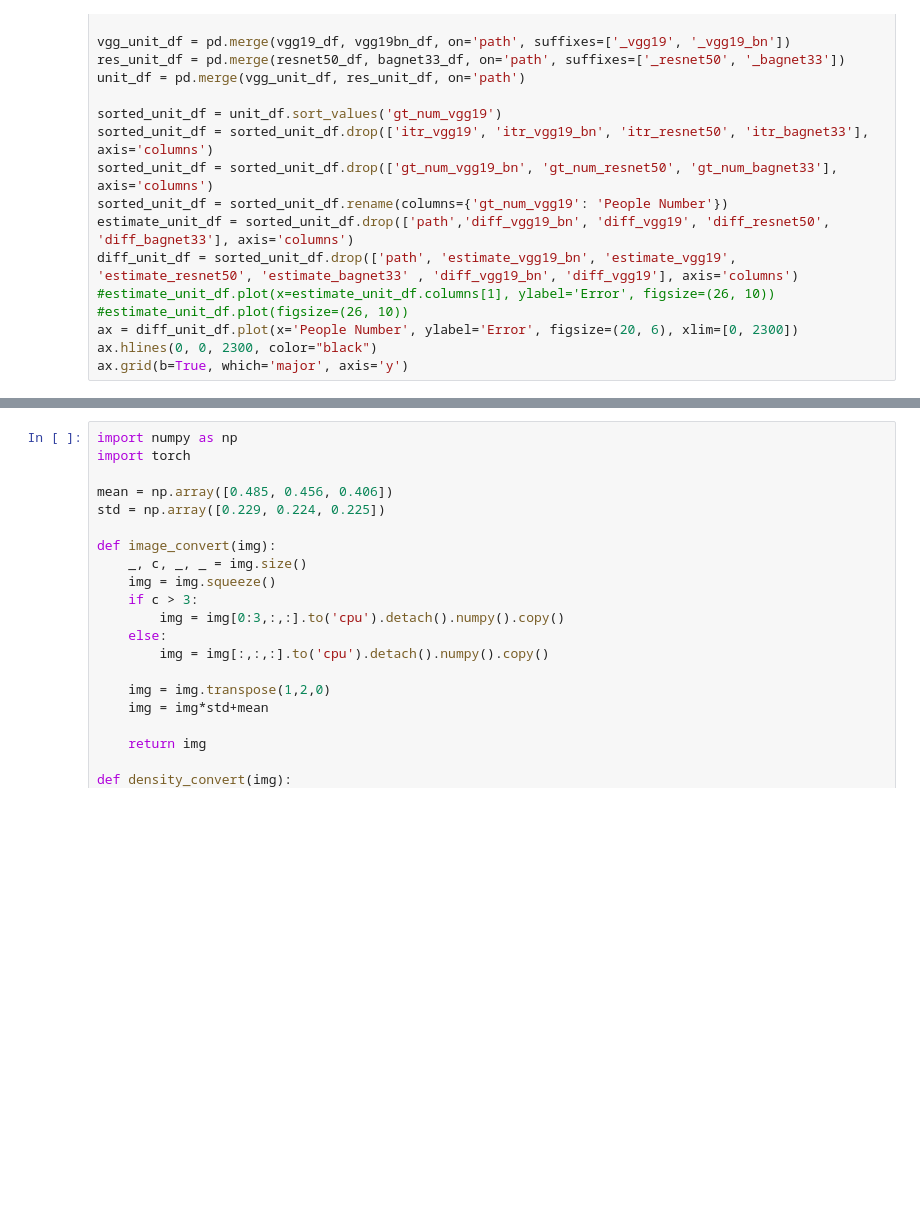
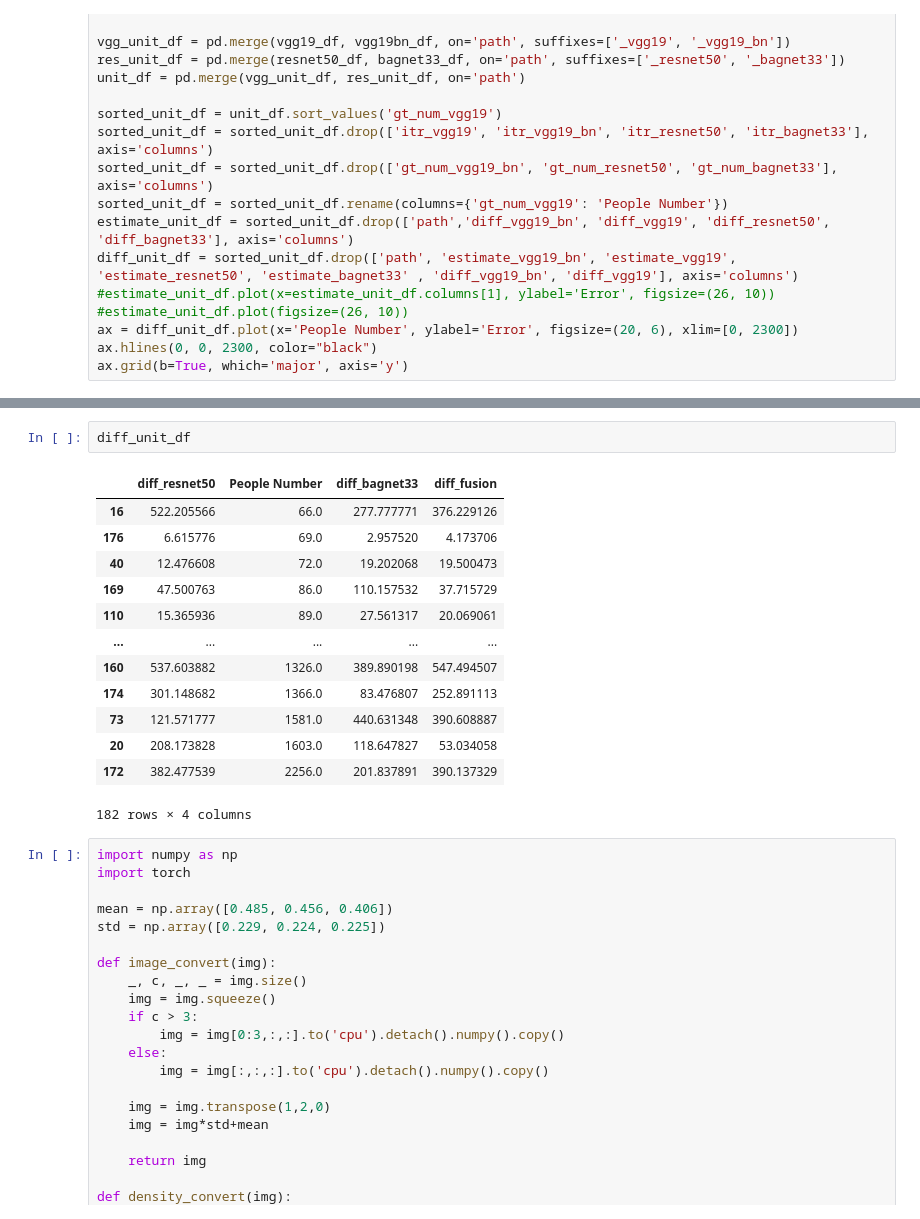
Before and after one commit to junprog/cc-base, a Jupyter notebook: test_analyze.ipynb, the cells around one changed output, grey strips where cells are left out. Saved outputs shown, nothing was run; the diff lists cells and outputs as text; blank space fills up the shorter version.

```diff
--- a/test_analyze.ipynb
+++ b/test_analyze.ipynb
@@ -288,3 +297,19 @@ ax.grid(b=True, which='major', axis='y')
+# %%
+diff_unit_df
+# %% [output]
+|  | diff_resnet50 | People Number | diff_bagnet33 | diff_fusion |
+| 16 | 522.205566 | 66.0 | 277.777771 | 376.229126 |
+| 176 | 6.615776 | 69.0 | 2.957520 | 4.173706 |
+| 40 | 12.476608 | 72.0 | 19.202068 | 19.500473 |
+| 169 | 47.500763 | 86.0 | 110.157532 | 37.715729 |
+| 110 | 15.365936 | 89.0 | 27.561317 | 20.069061 |
+| ... | ... | ... | ... | ... |
+| 160 | 537.603882 | 1326.0 | 389.890198 | 547.494507 |
+| 174 | 301.148682 | 1366.0 | 83.476807 | 252.891113 |
+| 73 | 121.571777 | 1581.0 | 440.631348 | 390.608887 |
+| 20 | 208.173828 | 1603.0 | 118.647827 | 53.034058 |
+| 172 | 382.477539 | 2256.0 | 201.837891 | 390.137329 |
+182 rows × 4 columns
 # %%
 import numpy as np
 import torch
```
Also changed, not shown: parts of 4 cells of this notebook.
